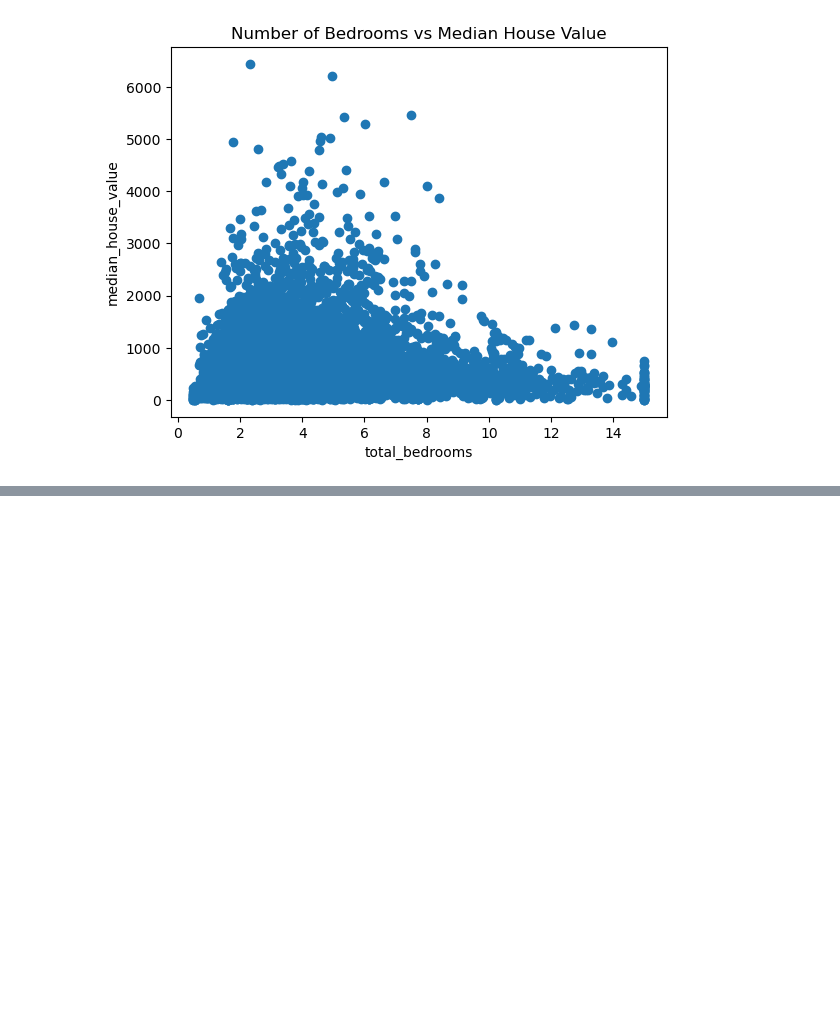
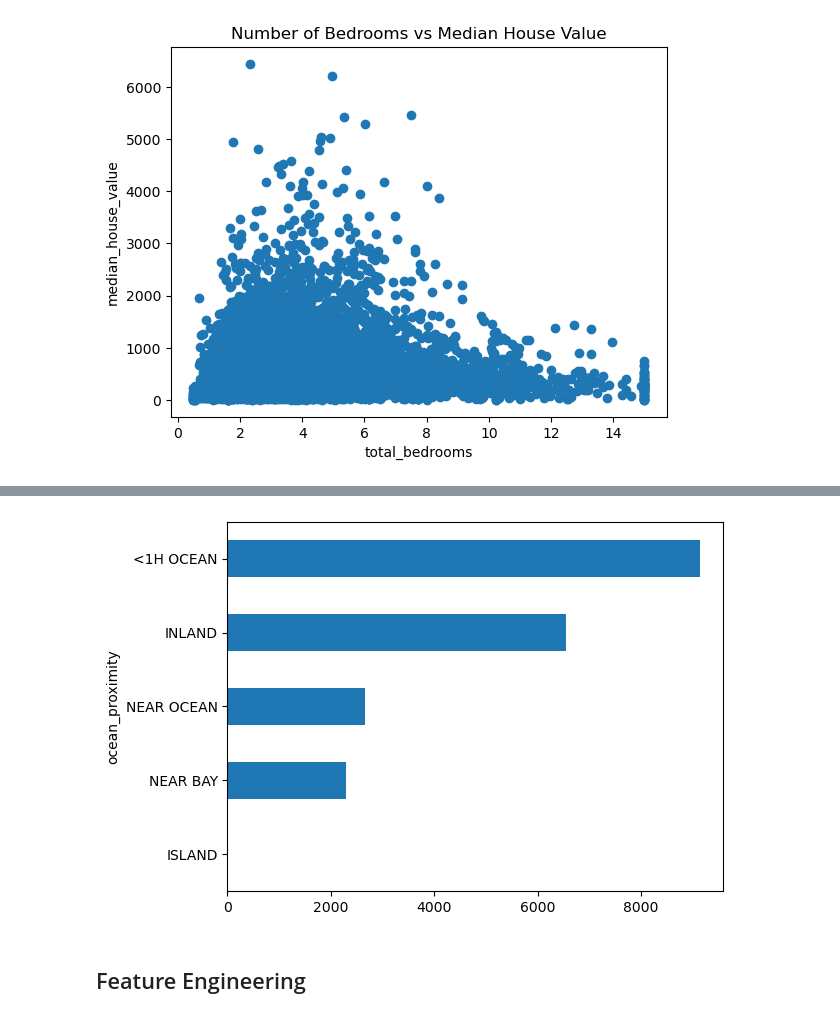
Before and after one commit to Mohammed-Hanan-Othman/datheon, a Jupyter notebook: task-2-house-price-pred/notebooks/housing-prediction.ipynb, the cells around one changed output, grey strips where cells are left out. Saved outputs shown, nothing was run; the diff lists cells and outputs as text; code cells hidden in the pictures; blank space fills up the shorter version.

Commit message:
Added ocean proximity distribution

```diff
--- a/task-2-house-price-pred/notebooks/housing-prediction.ipynb
+++ b/task-2-house-price-pred/notebooks/housing-prediction.ipynb
@@ -174,0 +180,11 @@ sns.scatterplot()
+# %%
+# Ocean distribution distribution
+(df_housing["ocean_proximity"].
+    value_counts().
+    sort_values().
+    plot(kind="barh")
+);
+# %% [output]
+[figure, added]
+# %% [markdown]
+## Feature Engineering
```
Also changed, not shown: parts of 3 cells of this notebook.
